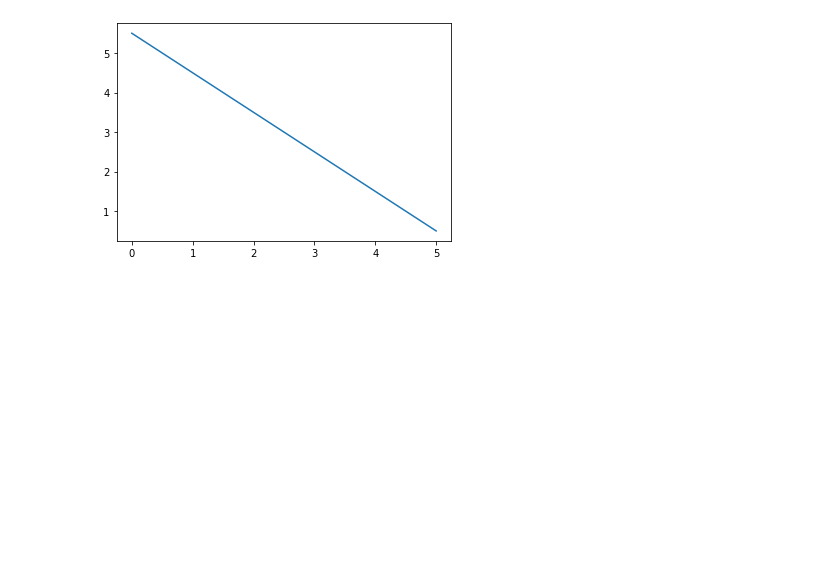
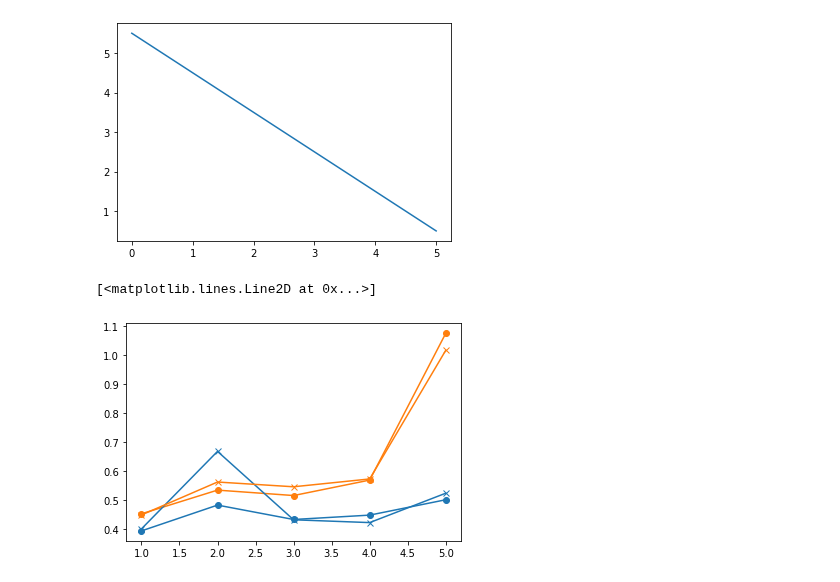
Before and after one commit to tud-hri/nudging-humans-in-traffic, a Jupyter notebook: data_analysis/extra_plots.ipynb, the cells around one changed output. Cells and saved outputs as stored; diff of their text form; code cells hidden in the pictures; blank space fills up the shorter version.

```diff
--- a/data_analysis/extra_plots.ipynb
+++ b/data_analysis/extra_plots.ipynb
@@ -102,3 +102,22 @@ interpolators = {str([tta_0, d_0, a]): get_state_interp_f(tta_0, d_0, a)
                  for a in [[0., 0., 0., 0.], [0., 4., -4., 0.]]}
 # %%
 f_tta, f_d, f_a = interpolators[str([4.5, 80., [0., 4., -4., 0.]])]
+# %%
+rt_mean = exp_measures.groupby(["decision", "tta_0", "condition"]).RT.mean().reset_index()
+
+rt_mean_go = rt_mean[rt_mean.decision=="Go"]
+rt_mean_stay = rt_mean[rt_mean.decision=="Stay"]
+# %%
+rt_within_mean = exp_measures.groupby(["decision", "subj_id", "tta_0", "condition"]).RT.mean().reset_index().groupby(["decision", "tta_0", "condition"]).RT.mean().reset_index()
+
+rt_within_mean_go = rt_within_mean[rt_within_mean.decision=="Go"]
+rt_within_mean_stay = rt_within_mean[rt_within_mean.decision=="Stay"]
+# %%
+plt.plot(range(1,6), rt_mean_go[rt_mean_go.tta_0==4.5].RT, color="C0", marker="o")
+plt.plot(range(1,6), rt_mean_go[rt_mean_go.tta_0==5.5].RT, color="C1", marker="o")
+
+plt.plot(range(1,6), rt_within_mean_go[rt_within_mean_go.tta_0==4.5].RT, color="C0", marker="x")
+plt.plot(range(1,6), rt_within_mean_go[rt_within_mean_go.tta_0==5.5].RT, color="C1", marker="x")
+# %% [output]
+[<matplotlib.lines.Line2D at 0x...>]
+[figure, added]
```
Also changed, not shown: parts of 7 cells of this notebook, 22 other files.
